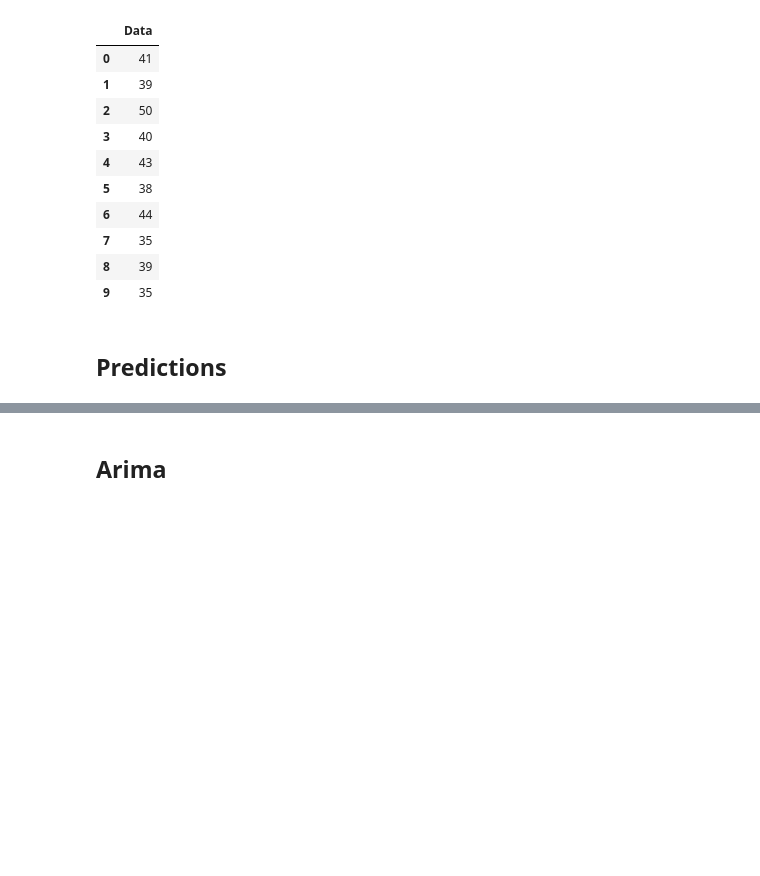
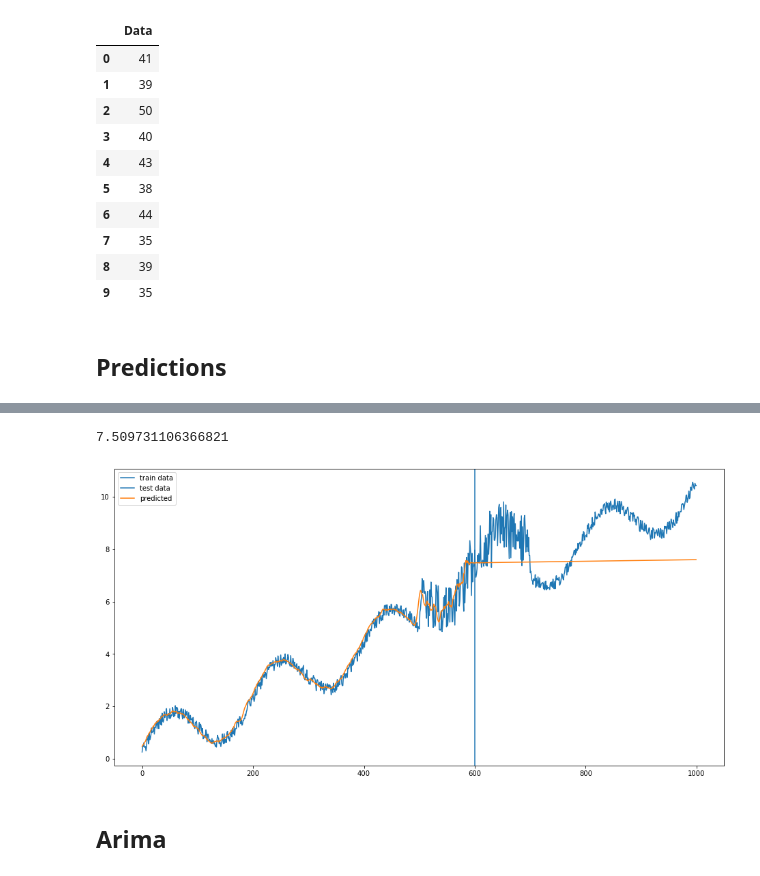
Before and after one commit to davide97g/arima-js, a Jupyter notebook: src/RMSE_analysis.ipynb, the cells around one changed output, grey strips where cells are left out. Cells and saved outputs as stored; diff of their text form; code cells hidden in the pictures; blank space fills up the shorter version.

Commit message:
test adn predict

```diff
--- a/src/RMSE_analysis.ipynb
+++ b/src/RMSE_analysis.ipynb
@@ -60,3 +60,31 @@ compare(df_seq["Data"],df_pred["predictions"])
+# %%
+df_pred = pd.read_csv(output_path+algorithm+"_predictions.csv")
+df_test = pd.read_csv(output_path+algorithm+"_test.csv")
+df_gt = pd.read_csv(output_path+algorithm+"_input.csv")
+input_data = list(df_gt["input"])[:1000]
+test_data = list(df_test["test"])[:1000]
+predicted_data = list(df_pred["predictions"])[:1000]
+plt.axvline(600, label='pyplot vertical line')
+
+# input_data = list(df_gt["input"])[550:650]
+# test_data = list(df_test["test"])[550:650]
+# predicted_data = list(df_pred["predictions"])[550:650]
+# plt.axvline(50, label='pyplot vertical line')
+
+# plt.plot(input_data)
+plt.plot(test_data)
+plt.plot(predicted_data)
+
+print(predicted_data[700])
+
+plt.legend(['train data','test data', 'predicted']);
+# plt.ylabel('Values')
+# plt.xlabel("Time")
+# plt.legend(['true data', 'predicted']);
+plt.show()
+# %% [output]
+7.509731106366821
+[figure, added]
 # %% [markdown]
 ## Arima
 # %%
```
Also changed, not shown: parts of 1 cell of this notebook, 7 other files.
